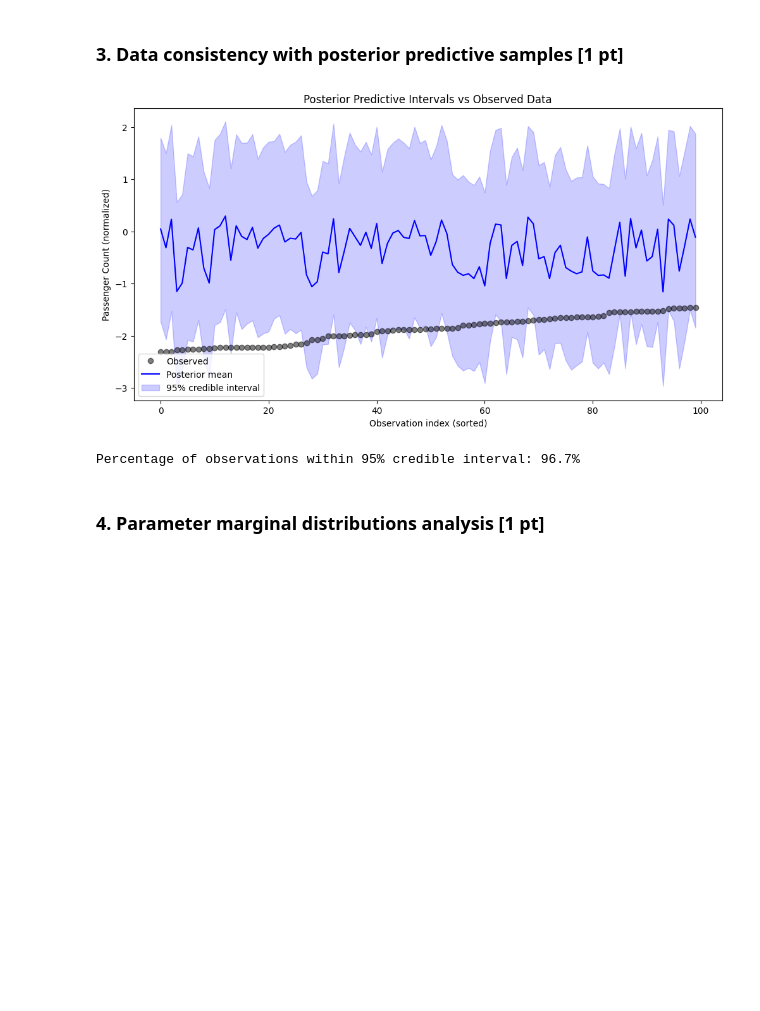
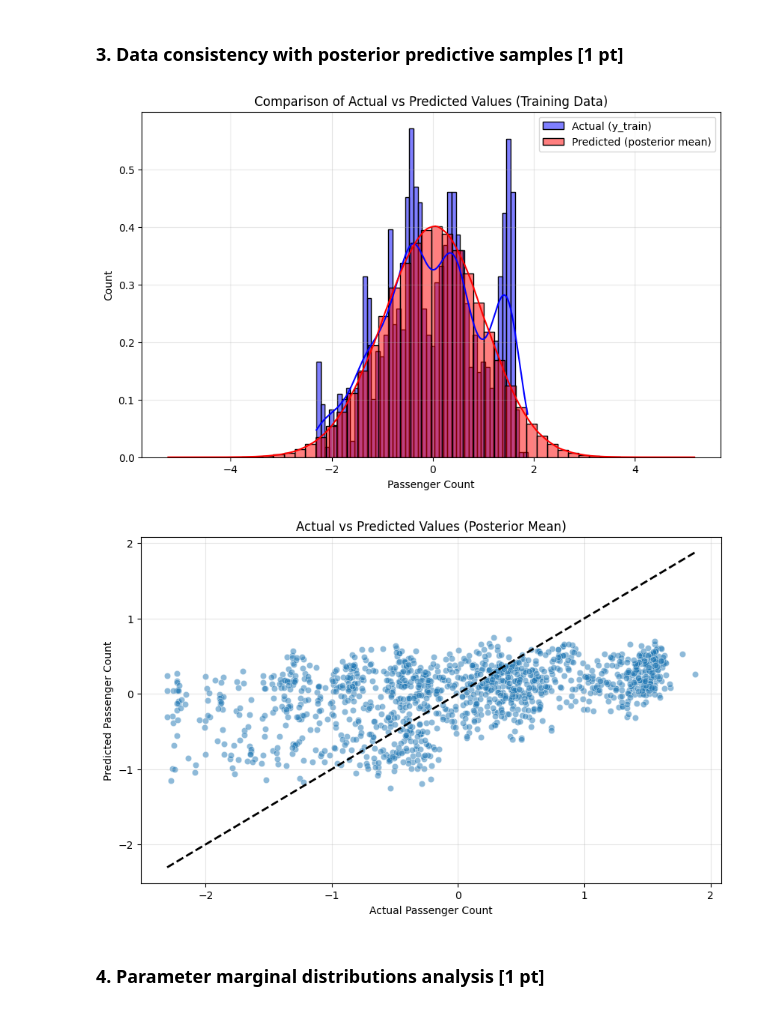
Before and after one commit to NorbertSzewczak/Bayesian-analysis-of-public-transport-passengers, a Jupyter notebook: model_1.ipynb, the cells around one changed output. Saved outputs shown, nothing was run; the diff lists cells and outputs as text; code cells hidden in the pictures; blank space fills up the shorter version.

```diff
--- a/model_1.ipynb
+++ b/model_1.ipynb
@@ -325,5 +257,5 @@ stan_data_posterior = {
 # Fit the model with data (posterior)
 linear_regression_fit = os.path.join(ABS_PATH, 'stan/linear_regression_fit.stan')
 model = CmdStanModel(stan_file=linear_regression_fit)
-fit = model.sample(data=stan_data_posterior, chains=3, iter_sampling=600, iter_warmup=200, seed=42)
+posterior_fit = model.sample(data=stan_data_posterior, chains=4, iter_sampling=1000, iter_warmup=200, seed=42)
 # %% [output]
@@ -406,35 +364,32 @@ plt.show()
 # %% [markdown]
 ### 3. Data consistency with posterior predictive samples [1 pt]
 # %%
-## Data Consistency with Posterior Predictive Samples
-# Plot posterior predictive intervals vs actual data
-plt.figure(figsize=(12, 6))
-y_mean = np.mean(y_pred, axis=0)
-y_lower = np.percentile(y_pred, 2.5, axis=0)
-y_upper = np.percentile(y_pred, 97.5, axis=0)
+# Predict on training data
+y_pred= posterior_fit.stan_variable('y_pred')
+y_pred_mean = y_pred.mean(axis=0)
 
-# Sort by actual values for better visualization
-sorted_indices = np.argsort(y_train.values)[:100]  # Limit to 100 points for clarity
-y_train_sorted = y_train.values[sorted_indices]
-y_mean_sorted = y_mean[sorted_indices]
-y_lower_sorted = y_lower[sorted_indices]
-y_upper_sorted = y_upper[sorted_indices]
-
-plt.plot(y_train_sorted, 'o', color='black', alpha=0.5, label='Observed')
-plt.plot(y_mean_sorted, '-', color='blue', label='Posterior mean')
-plt.fill_between(range(len(y_train_sorted)), y_lower_sorted, y_upper_sorted,
-                 color='blue', alpha=0.2, label='95% credible interval')
-plt.title('Posterior Predictive Intervals vs Observed Data')
-plt.xlabel('Observation index (sorted)')
-plt.ylabel('Passenger Count (normalized)')
+# Histogram comparison
+plt.figure(figsize=(10, 6))
+sns.histplot(y_train, bins=50, kde=True, alpha=0.5, label='Actual (y_train)', color='blue', stat='density')
+sns.histplot(y_pred.flatten(), bins=50, kde=True, alpha=0.5, label='Predicted (posterior mean)', color='red', stat='density')
+plt.title('Comparison of Actual vs Predicted Values (Training Data)')
+plt.xlabel('Passenger Count')
+plt.ylabel('Count')
 plt.legend()
+plt.grid(alpha=0.3)
 plt.show()
 
-# Calculate percentage of points within the 95% interval
-within_interval = np.mean((y_train.values >= y_lower) & (y_train.values <= y_upper))
-print(f"Percentage of observations within 95% credible interval: {within_interval:.1%}")
+# Scatter plot
+plt.figure(figsize=(10, 6))
+sns.scatterplot(x=y_train, y=y_pred_mean, alpha=0.5)
+plt.plot([y_train.min(), y_train.max()], [y_train.min(), y_train.max()], 'k--', lw=2)
+plt.title('Actual vs Predicted Values (Posterior Mean)')
+plt.xlabel('Actual Passenger Count')
+plt.ylabel('Predicted Passenger Count')
+plt.grid(alpha=0.3)
+plt.show()
 # %% [output]
-[figure, old version]
+[figure, new version]
-Percentage of observations within 95% credible interval: 96.7%
+[figure, added]
 # %% [markdown]
 ### 4. Parameter marginal distributions analysis [1 pt]
```
Also changed, not shown: parts of 14 cells of this notebook, 4 other files.
